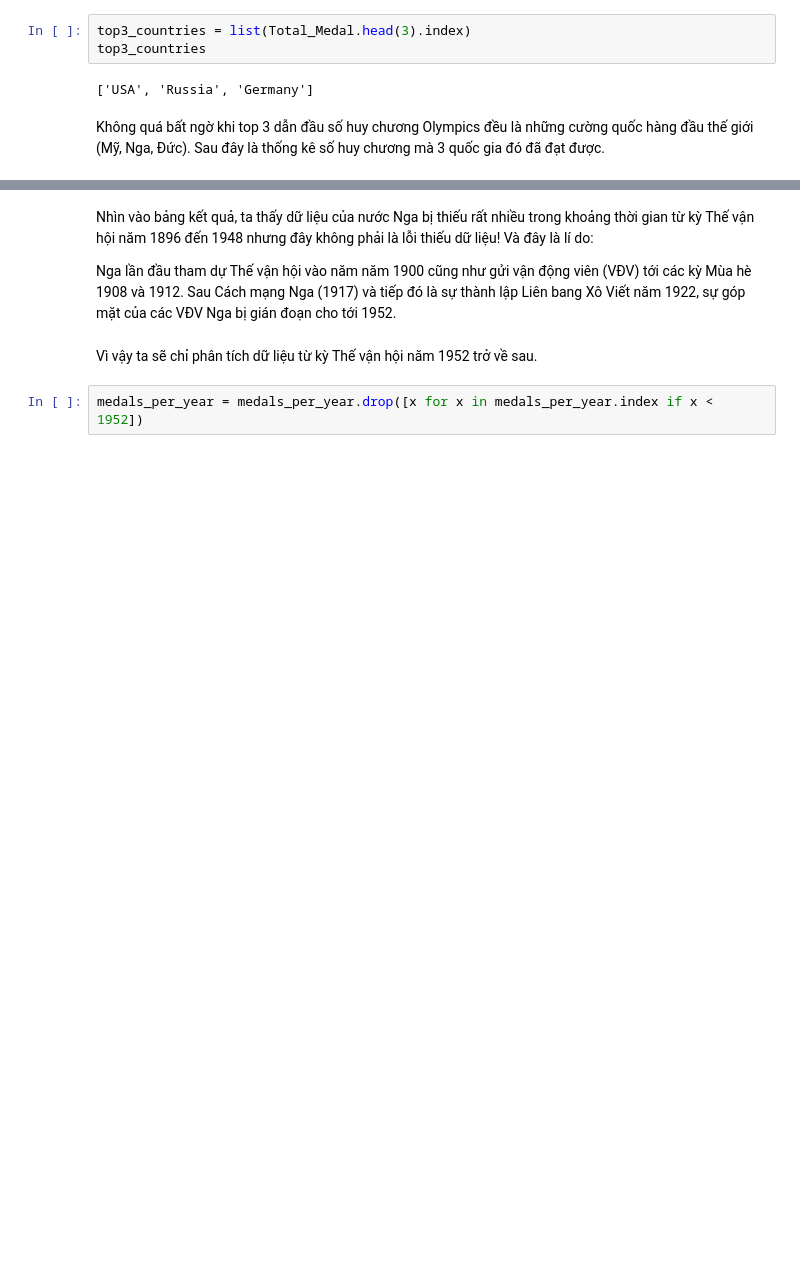
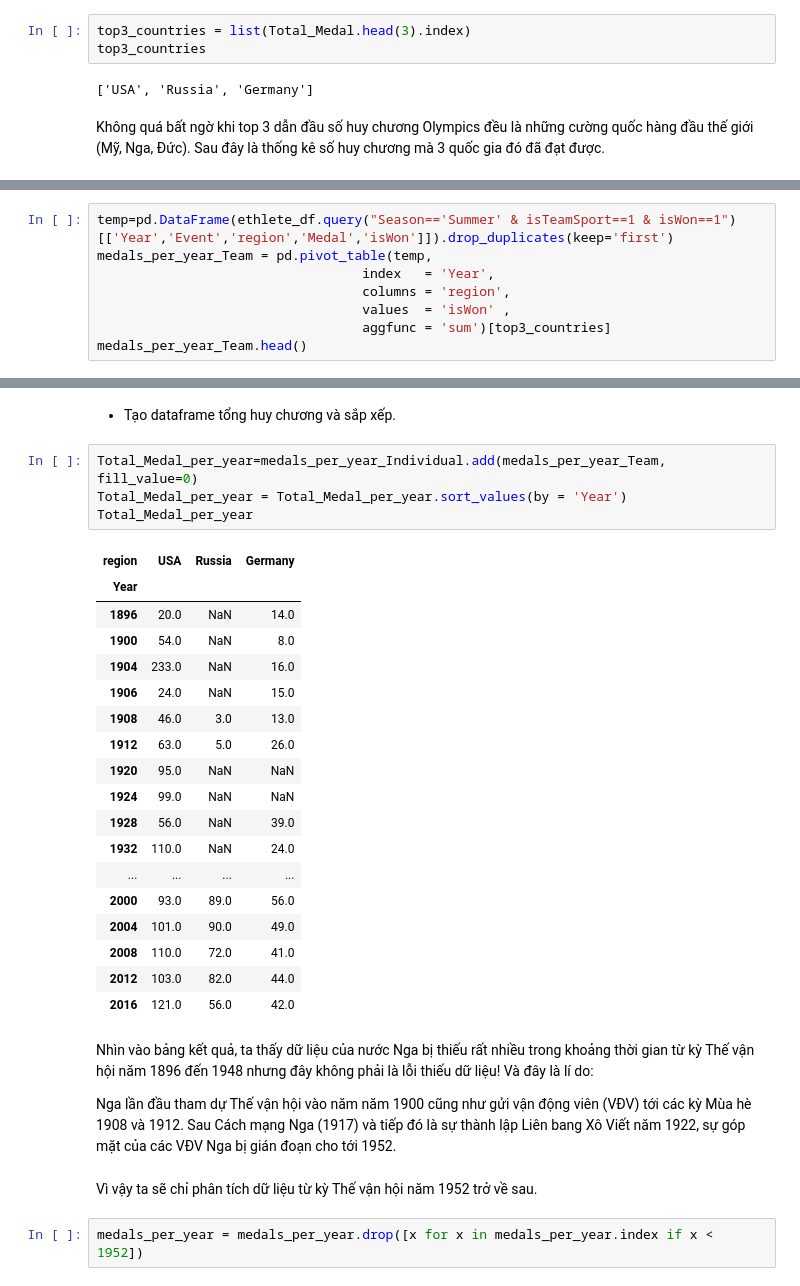
Before and after one commit to tungbtt/LTKHDL_Project, a Jupyter notebook: Olympics.ipynb, the cells around one changed output, grey strips where cells are left out. Saved outputs shown, nothing was run; the diff lists cells and outputs as text; blank space fills up the shorter version.

```diff
--- a/Olympics.ipynb
+++ b/Olympics.ipynb
@@ -440,0 +433,8 @@ medals_per_year
+# %%
+temp=pd.DataFrame(ethlete_df.query("Season=='Summer' & isTeamSport==1 & isWon==1")[['Year','Event','region','Medal','isWon']]).drop_duplicates(keep='first')
+medals_per_year_Team = pd.pivot_table(temp,
+                                  index   = 'Year',
+                                  columns = 'region',
+                                  values  = 'isWon' ,
+                                  aggfunc = 'sum')[top3_countries]
+medals_per_year_Team.head()
@@ -441,3 +449,28 @@ medals_per_year
+# %% [markdown]
+- Tạo dataframe tổng huy chương và sắp xếp.
+# %%
+Total_Medal_per_year=medals_per_year_Individual.add(medals_per_year_Team, fill_value=0)
+Total_Medal_per_year = Total_Medal_per_year.sort_values(by = 'Year')
+Total_Medal_per_year
+# %% [output]
+| region | USA | Russia | Germany |
+| Year |  |  |  |
+| 1896 | 20.0 | NaN | 14.0 |
+| 1900 | 54.0 | NaN | 8.0 |
+| 1904 | 233.0 | NaN | 16.0 |
+| 1906 | 24.0 | NaN | 15.0 |
+| 1908 | 46.0 | 3.0 | 13.0 |
+| 1912 | 63.0 | 5.0 | 26.0 |
+| 1920 | 95.0 | NaN | NaN |
+| 1924 | 99.0 | NaN | NaN |
+| 1928 | 56.0 | NaN | 39.0 |
+| 1932 | 110.0 | NaN | 24.0 |
+| ... | ... | ... | ... |
+| 2000 | 93.0 | 89.0 | 56.0 |
+| 2004 | 101.0 | 90.0 | 49.0 |
+| 2008 | 110.0 | 72.0 | 41.0 |
+| 2012 | 103.0 | 82.0 | 44.0 |
+| 2016 | 121.0 | 56.0 | 42.0 |
 # %% [markdown]
 Nhìn vào bảng kết quả, ta thấy dữ liệu của nước Nga bị thiếu rất nhiều trong khoảng thời gian từ kỳ Thế vận hội năm 1896 đến 1948 nhưng đây không phải là lỗi thiếu dữ liệu! Và đây là lí do:
 
```
Also changed, not shown: parts of 7 cells of this notebook.
